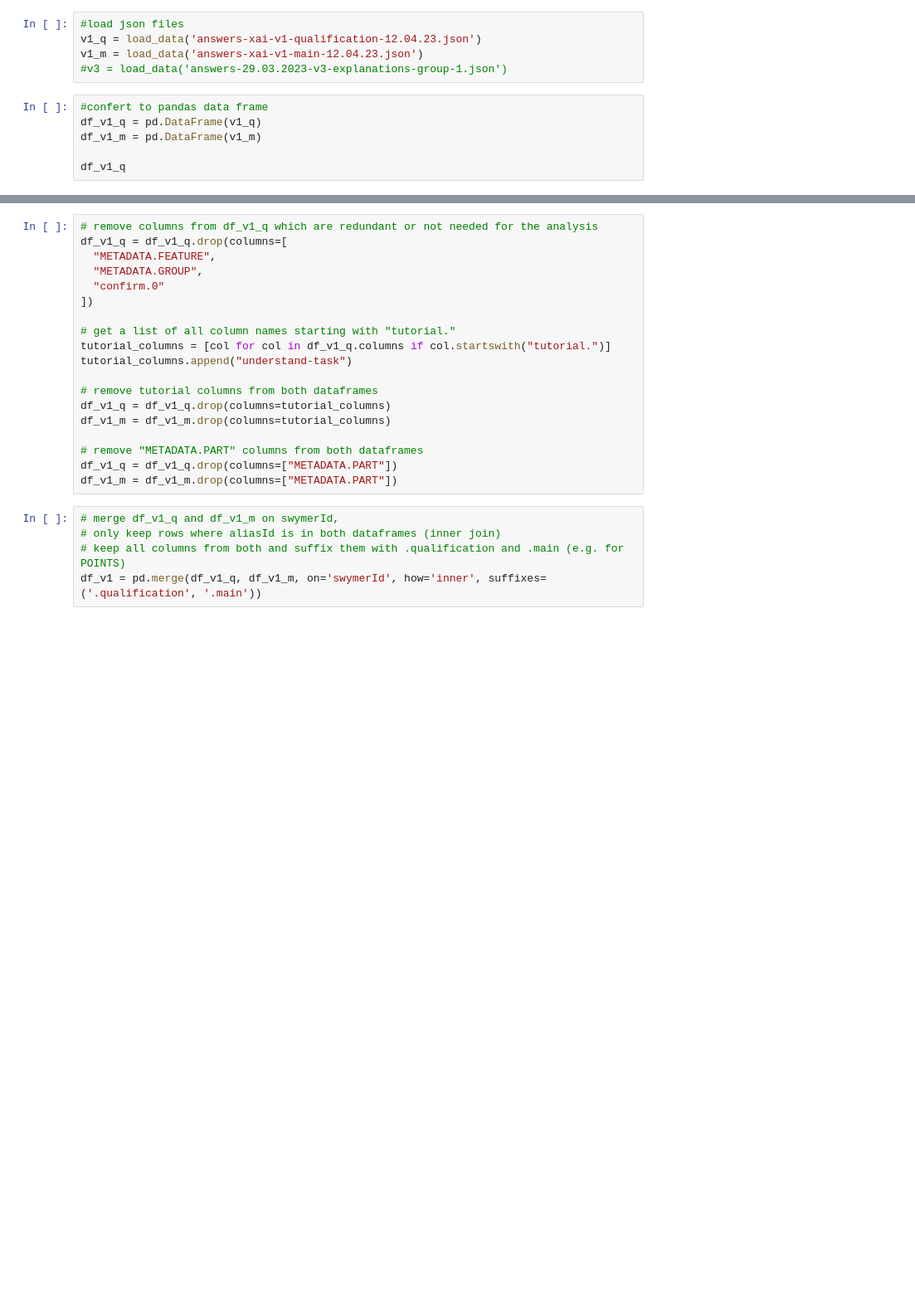
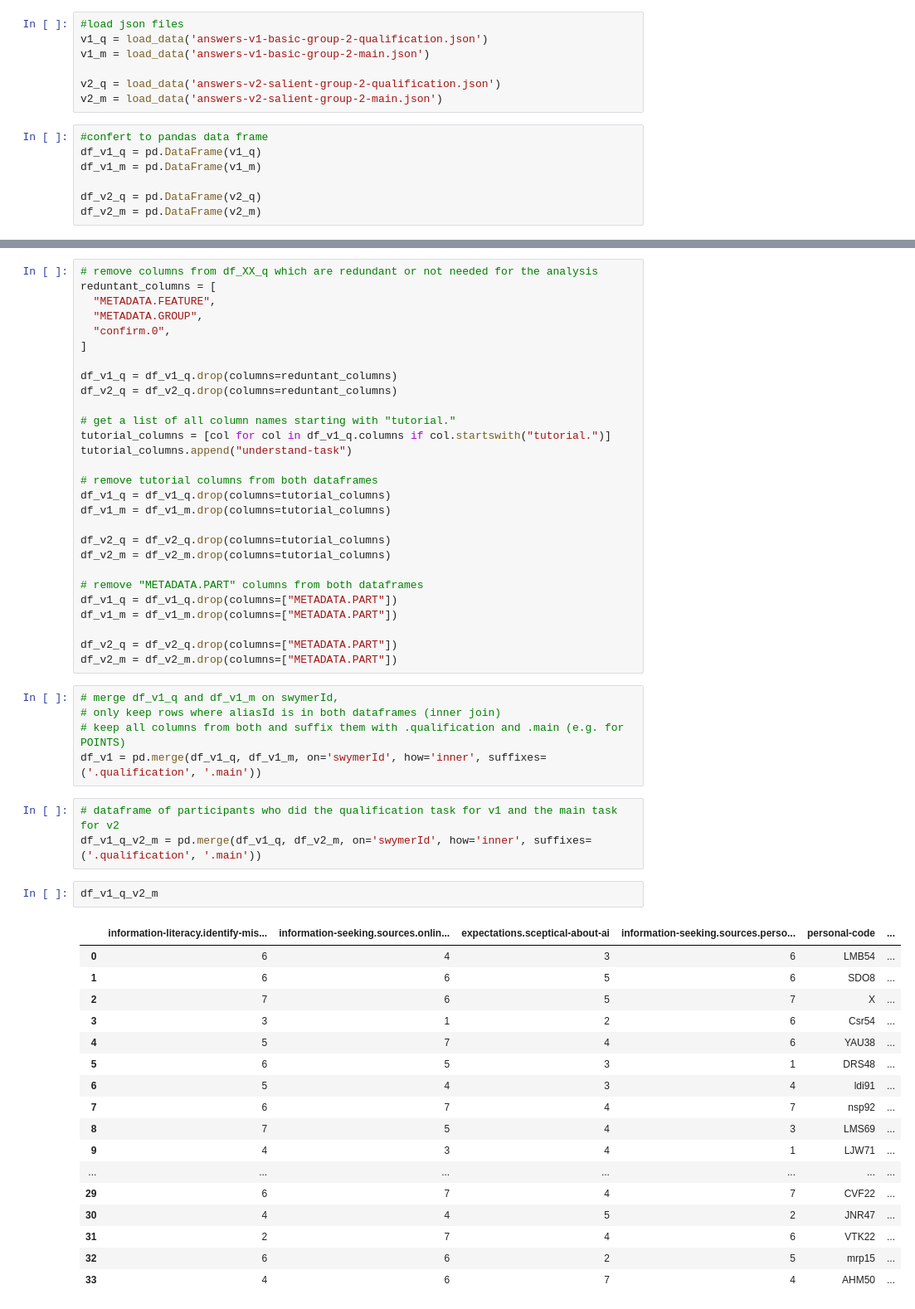
Before and after one commit to csomorbalazs/xai-experiment, a Jupyter notebook: postprocessing/Data_Cleaning_XAI.ipynb, the cells around one changed output, grey strips where cells are left out. Shown at 83% size. Saved outputs shown, nothing was run; the diff lists cells and outputs as text; blank space fills up the shorter version.

Commit message:
Update data cleaning script with version 2

```diff
--- a/postprocessing/Data_Cleaning_XAI.ipynb
+++ b/postprocessing/Data_Cleaning_XAI.ipynb
@@ -25,11 +23,14 @@ ModuleNotFoundError: No module named 'google'
 # %%
 #load json files
-v1_q = load_data('answers-xai-v1-qualification-12.04.23.json')
-v1_m = load_data('answers-xai-v1-main-12.04.23.json')
-#v3 = load_data('answers-29.03.2023-v3-explanations-group-1.json')
+v1_q = load_data('answers-v1-basic-group-2-qualification.json')
+v1_m = load_data('answers-v1-basic-group-2-main.json')
+
+v2_q = load_data('answers-v2-salient-group-2-qualification.json')
+v2_m = load_data('answers-v2-salient-group-2-main.json')
 # %%
 #confert to pandas data frame
 df_v1_q = pd.DataFrame(v1_q)
 df_v1_m = pd.DataFrame(v1_m)
 
-df_v1_q
+df_v2_q = pd.DataFrame(v2_q)
+df_v2_m = pd.DataFrame(v2_m)
@@ -71,10 +37,13 @@ df_v1_m
 # %%
-# remove columns from df_v1_q which are redundant or not needed for the analysis
-df_v1_q = df_v1_q.drop(columns=[
+# remove columns from df_XX_q which are redundant or not needed for the analysis
+reduntant_columns = [
   "METADATA.FEATURE",
   "METADATA.GROUP",
-  "confirm.0"
-])
+  "confirm.0",
+]
+
+df_v1_q = df_v1_q.drop(columns=reduntant_columns)
+df_v2_q = df_v2_q.drop(columns=reduntant_columns)
 
 # get a list of all column names starting with "tutorial."
 tutorial_columns = [col for col in df_v1_q.columns if col.startswith("tutorial.")]
@@ -84,11 +53,40 @@ tutorial_columns.append("understand-task")
 df_v1_q = df_v1_q.drop(columns=tutorial_columns)
 df_v1_m = df_v1_m.drop(columns=tutorial_columns)
 
+df_v2_q = df_v2_q.drop(columns=tutorial_columns)
+df_v2_m = df_v2_m.drop(columns=tutorial_columns)
+
 # remove "METADATA.PART" columns from both dataframes
 df_v1_q = df_v1_q.drop(columns=["METADATA.PART"])
 df_v1_m = df_v1_m.drop(columns=["METADATA.PART"])
+
+df_v2_q = df_v2_q.drop(columns=["METADATA.PART"])
+df_v2_m = df_v2_m.drop(columns=["METADATA.PART"])
 # %%
 # merge df_v1_q and df_v1_m on swymerId,
 # only keep rows where aliasId is in both dataframes (inner join)
 # keep all columns from both and suffix them with .qualification and .main (e.g. for POINTS)
 df_v1 = pd.merge(df_v1_q, df_v1_m, on='swymerId', how='inner', suffixes=('.qualification', '.main'))
+# %%
+# dataframe of participants who did the qualification task for v1 and the main task for v2
+df_v1_q_v2_m = pd.merge(df_v1_q, df_v2_m, on='swymerId', how='inner', suffixes=('.qualification', '.main'))
+# %%
+df_v1_q_v2_m
+# %% [output]
+|  | information-literacy.identify-mis... | information-seeking.sources.onlin... | expectations.sceptical-about-ai | information-seeking.sources.perso... | personal-code | ... |
+| 0 | 6 | 4 | 3 | 6 | LMB54 | ... |
+| 1 | 6 | 6 | 5 | 6 | SDO8 | ... |
+| 2 | 7 | 6 | 5 | 7 | X | ... |
+| 3 | 3 | 1 | 2 | 6 | Csr54 | ... |
+| 4 | 5 | 7 | 4 | 6 | YAU38 | ... |
+| 5 | 6 | 5 | 3 | 1 | DRS48 | ... |
+| 6 | 5 | 4 | 3 | 4 | ldi91 | ... |
+| 7 | 6 | 7 | 4 | 7 | nsp92 | ... |
+| 8 | 7 | 5 | 4 | 3 | LMS69 | ... |
+| 9 | 4 | 3 | 4 | 1 | LJW71 | ... |
+| ... | ... | ... | ... | ... | ... | ... |
+| 29 | 6 | 7 | 4 | 7 | CVF22 | ... |
+| 30 | 4 | 4 | 5 | 2 | JNR47 | ... |
+| 31 | 2 | 7 | 4 | 6 | VTK22 | ... |
+| 32 | 6 | 6 | 2 | 5 | mrp15 | ... |
+| 33 | 4 | 6 | 7 | 4 | AHM50 | ... |
```
Also changed, not shown: parts of 16 cells of this notebook.
